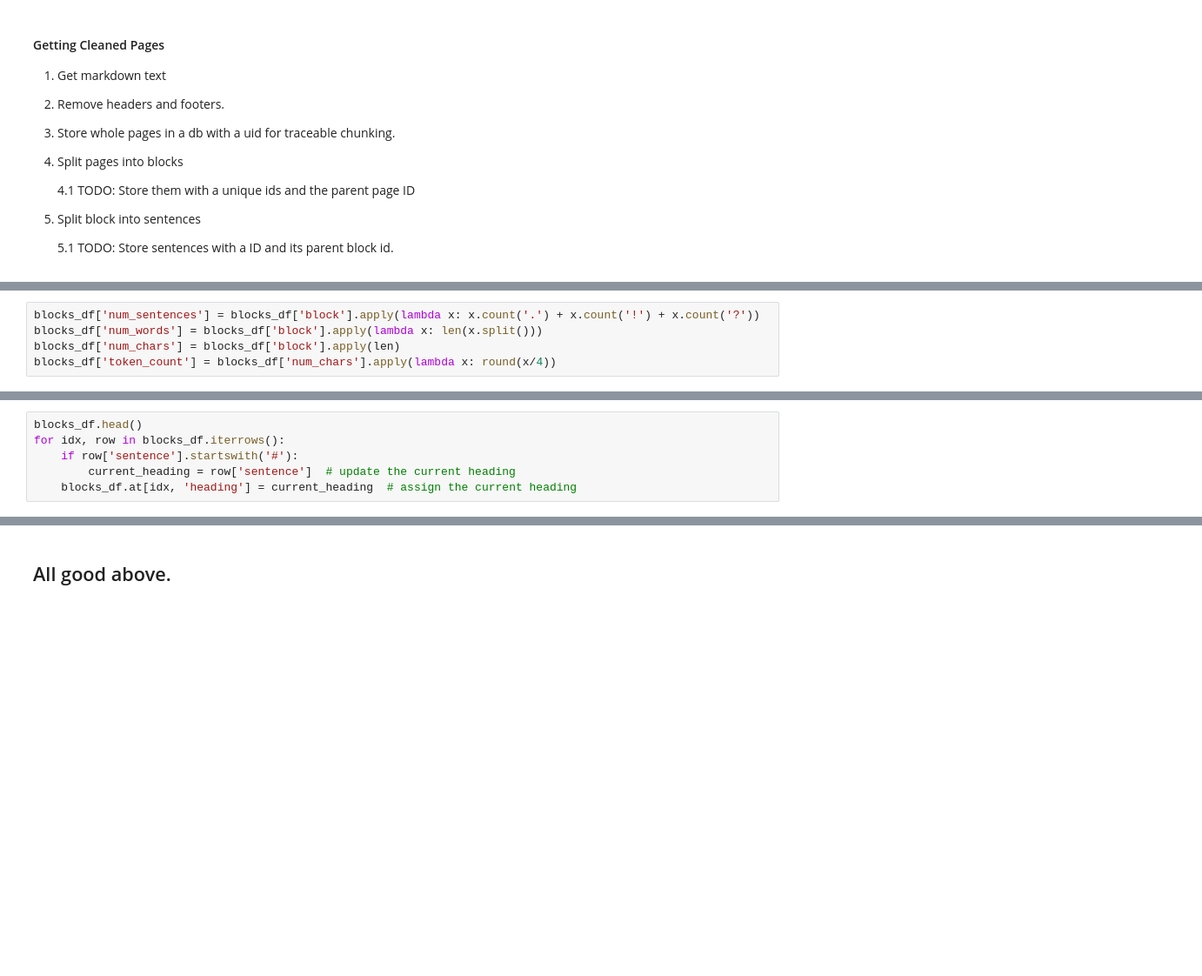
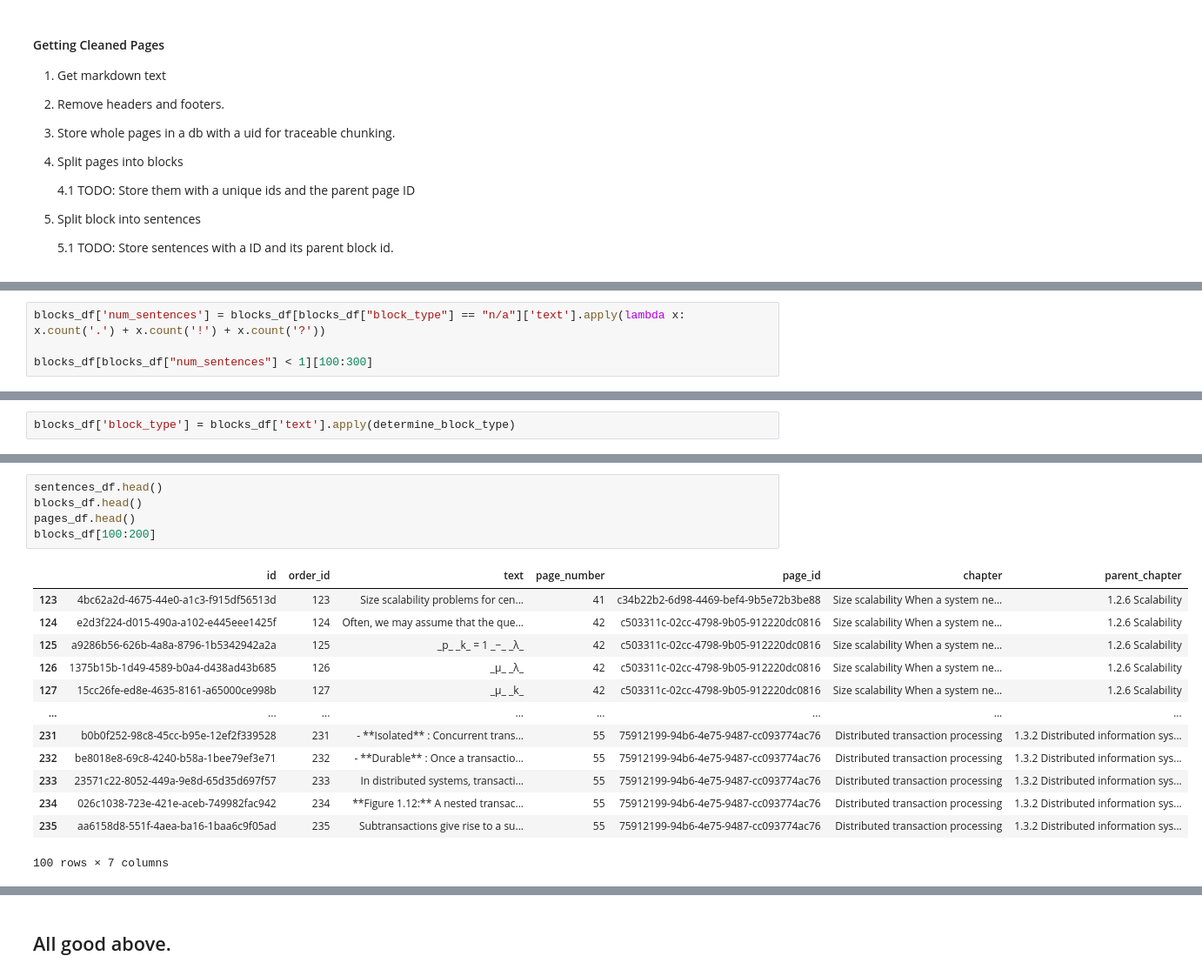
Before and after one commit to VAlexandersson/StudyBuddy, a Jupyter notebook: data_ingenstion.ipynb, the cells around one changed output, grey strips where cells are left out. Shown at 87% size. Cells and saved outputs as stored; diff of their text form; blank space fills up the shorter version.

```diff
--- a/data_ingenstion.ipynb
+++ b/data_ingenstion.ipynb
@@ -429,5 +502,4 @@ sentences_df = create_sentences_df(blocks_df)
 # %%
-blocks_df['num_sentences'] = blocks_df['block'].apply(lambda x: x.count('.') + x.count('!') + x.count('?'))
-blocks_df['num_words'] = blocks_df['block'].apply(lambda x: len(x.split()))
-blocks_df['num_chars'] = blocks_df['block'].apply(len)
-blocks_df['token_count'] = blocks_df['num_chars'].apply(lambda x: round(x/4))
+blocks_df['num_sentences'] = blocks_df[blocks_df["block_type"] == "n/a"]['text'].apply(lambda x: x.count('.') + x.count('!') + x.count('?'))
+
+blocks_df[blocks_df["num_sentences"] < 1][100:300]
@@ -434,6 +519,0 @@ blocks_df['token_count'] = blocks_df['num_chars'].apply(lambda x: round(x/4))
-# %%
-blocks_df.head()
-for idx, row in blocks_df.iterrows():
-    if row['sentence'].startswith('#'):
-        current_heading = row['sentence']  # update the current heading
-    blocks_df.at[idx, 'heading'] = current_heading  # assign the current heading
@@ -441,0 +544,2 @@ KeyError: 'sentence'
+# %%
+blocks_df['block_type'] = blocks_df['text'].apply(determine_block_type)
@@ -441,0 +656,19 @@ KeyError: 'sentence'
+# %%
+sentences_df.head()
+blocks_df.head()
+pages_df.head()
+blocks_df[100:200]
+# %% [output]
+|  | id | order_id | text | page_number | page_id | chapter | parent_chapter |
+| 123 | 4bc62a2d-4675-44e0-a1c3-f915df56513d | 123 | Size scalability problems for cen... | 41 | c34b22b2-6d98-4469-bef4-9b5e72b3be88 | Size scalability When a system ne... | 1.2.6 Scalability |
+| 124 | e2d3f224-d015-490a-a102-e445eee1425f | 124 | Often, we may assume that the que... | 42 | c503311c-02cc-4798-9b05-912220dc0816 | Size scalability When a system ne... | 1.2.6 Scalability |
+| 125 | a9286b56-626b-4a8a-8796-1b5342942a2a | 125 | _p_ _k_ =  1 _−_ _λ_ | 42 | c503311c-02cc-4798-9b05-912220dc0816 | Size scalability When a system ne... | 1.2.6 Scalability |
+| 126 | 1375b15b-1d49-4589-b0a4-d438ad43b685 | 126 | _µ_  _λ_ | 42 | c503311c-02cc-4798-9b05-912220dc0816 | Size scalability When a system ne... | 1.2.6 Scalability |
+| 127 | 15cc26fe-ed8e-4635-8161-a65000ce998b | 127 | _µ_  _k_ | 42 | c503311c-02cc-4798-9b05-912220dc0816 | Size scalability When a system ne... | 1.2.6 Scalability |
+| ... | ... | ... | ... | ... | ... | ... | ... |
+| 231 | b0b0f252-98c8-45cc-b95e-12ef2f339528 | 231 | - **Isolated** : Concurrent trans... | 55 | 75912199-94b6-4e75-9487-cc093774ac76 | Distributed transaction processing | 1.3.2 Distributed information sys... |
+| 232 | be8018e8-69c8-4240-b58a-1bee79ef3e71 | 232 | - **Durable** : Once a transactio... | 55 | 75912199-94b6-4e75-9487-cc093774ac76 | Distributed transaction processing | 1.3.2 Distributed information sys... |
+| 233 | 23571c22-8052-449a-9e8d-65d35d697f57 | 233 | In distributed systems, transacti... | 55 | 75912199-94b6-4e75-9487-cc093774ac76 | Distributed transaction processing | 1.3.2 Distributed information sys... |
+| 234 | 026c1038-723e-421e-aceb-749982fac942 | 234 | **Figure 1.12:** A nested transac... | 55 | 75912199-94b6-4e75-9487-cc093774ac76 | Distributed transaction processing | 1.3.2 Distributed information sys... |
+| 235 | aa6158d8-551f-4aea-ba16-1baa6c9f05ad | 235 | Subtransactions give rise to a su... | 55 | 75912199-94b6-4e75-9487-cc093774ac76 | Distributed transaction processing | 1.3.2 Distributed information sys... |
+100 rows × 7 columns
```
Also changed, not shown: parts of 18 cells of this notebook, 28 other files.
